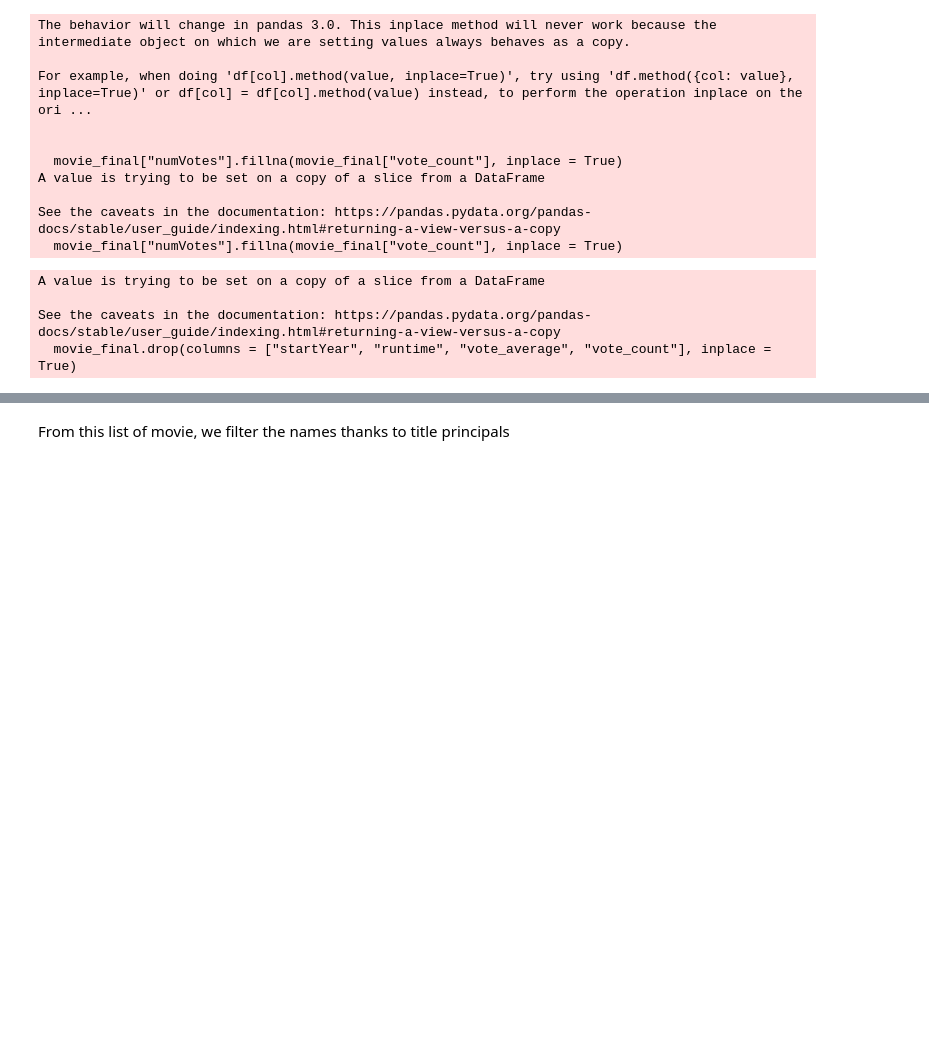
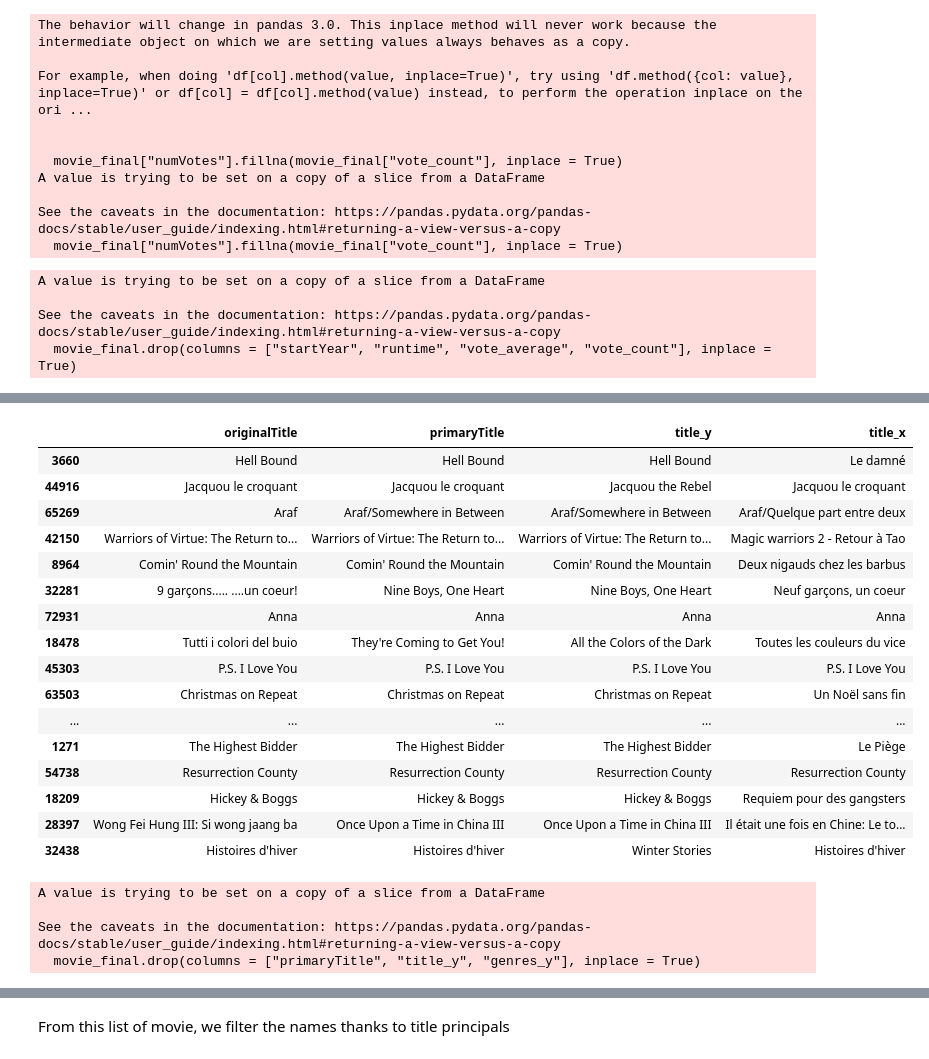
Before and after one commit to Viviaon/Project_2, a Jupyter notebook: Clean_Movie_DB.ipynb, the cells around one changed output, grey strips where cells are left out. Cells and saved outputs as stored; diff of their text form; code cells hidden in the pictures; blank space fills up the shorter version.

```diff
--- a/Clean_Movie_DB.ipynb
+++ b/Clean_Movie_DB.ipynb
@@ -516,3 +656,30 @@ See the caveats in the documentation: https://pandas.pydata.org/pandas-docs/stab
+# %%
+movie_final[['originalTitle', 'primaryTitle', 'title_y', 'title_x']].sample(25)
+# %% [output]
+|  | originalTitle | primaryTitle | title_y | title_x |
+| 3660 | Hell Bound | Hell Bound | Hell Bound | Le damné |
+| 44916 | Jacquou le croquant | Jacquou le croquant | Jacquou the Rebel | Jacquou le croquant |
+| 65269 | Araf | Araf/Somewhere in Between | Araf/Somewhere in Between | Araf/Quelque part entre deux |
+| 42150 | Warriors of Virtue: The Return to... | Warriors of Virtue: The Return to... | Warriors of Virtue: The Return to... | Magic warriors 2 - Retour à Tao |
+| 8964 | Comin' Round the Mountain | Comin' Round the Mountain | Comin' Round the Mountain | Deux nigauds chez les barbus |
+| 32281 | 9 garçons..... ....un coeur! | Nine Boys, One Heart | Nine Boys, One Heart | Neuf garçons, un coeur |
+| 72931 | Anna | Anna | Anna | Anna |
+| 18478 | Tutti i colori del buio | They're Coming to Get You! | All the Colors of the Dark | Toutes les couleurs du vice |
+| 45303 | P.S. I Love You | P.S. I Love You | P.S. I Love You | P.S. I Love You |
+| 63503 | Christmas on Repeat | Christmas on Repeat | Christmas on Repeat | Un Noël sans fin |
+| ... | ... | ... | ... | ... |
+| 1271 | The Highest Bidder | The Highest Bidder | The Highest Bidder | Le Piège |
+| 54738 | Resurrection County | Resurrection County | Resurrection County | Resurrection County |
+| 18209 | Hickey & Boggs | Hickey & Boggs | Hickey & Boggs | Requiem pour des gangsters |
+| 28397 | Wong Fei Hung III: Si wong jaang ba | Once Upon a Time in China III | Once Upon a Time in China III | Il était une fois en Chine: Le to... |
+| 32438 | Histoires d'hiver | Histoires d'hiver | Winter Stories | Histoires d'hiver |
+# %%
+movie_final.drop(columns = ["primaryTitle", "title_y", "genres_y"], inplace = True)
+# %% [output]
+A value is trying to be set on a copy of a slice from a DataFrame
+
+See the caveats in the documentation: https://pandas.pydata.org/pandas-docs/stable/user_guide/indexing.html#returning-a-view-versus-a-copy
+  movie_final.drop(columns = ["primaryTitle", "title_y", "genres_y"], inplace = True)
 # %%
 movie_final.info()
 # %% [output]
```
Also changed, not shown: parts of 40 cells of this notebook.
